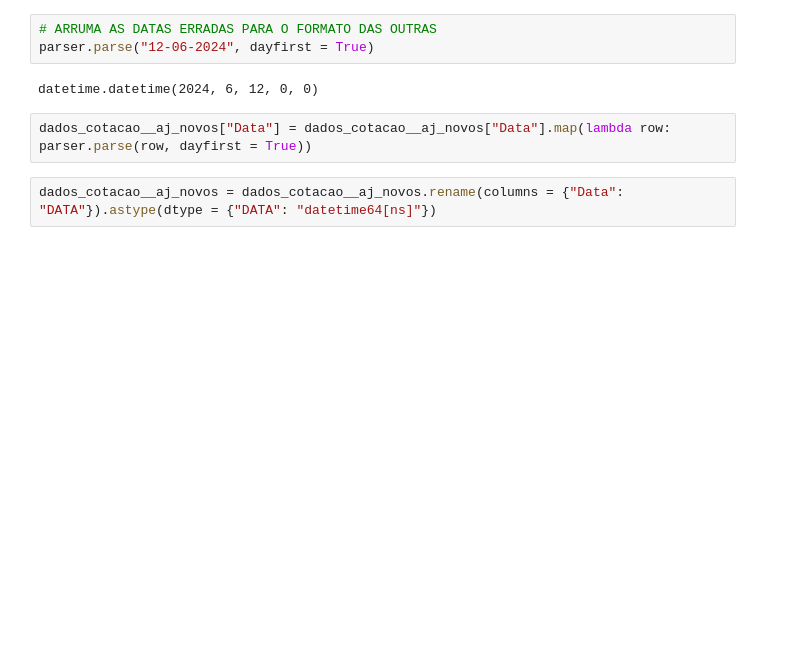
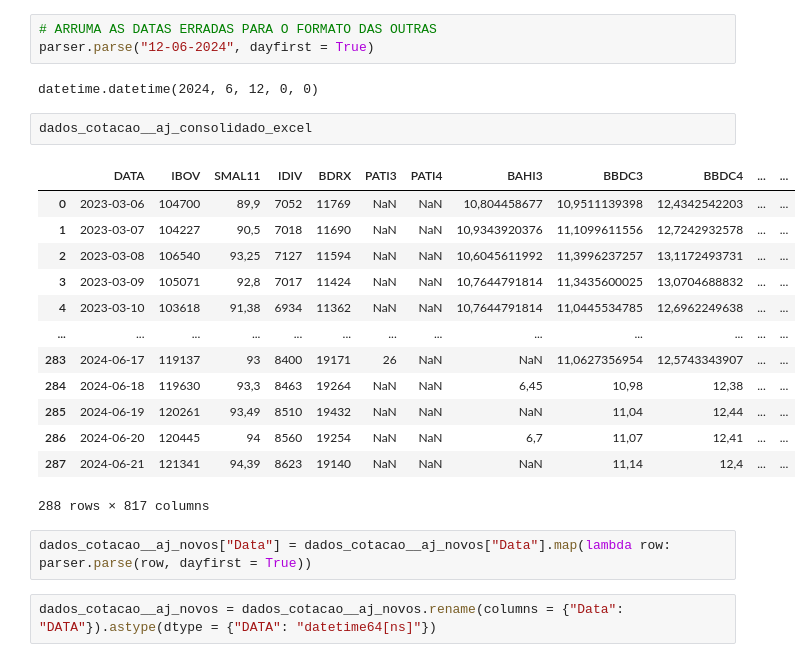
Before and after one commit to wisir-research/dfcotajustada, a Jupyter notebook: source/dfcotajustada.ipynb, the cells around one changed output. Saved outputs shown, nothing was run; the diff lists cells and outputs as text; blank space fills up the shorter version.

```diff
--- a/source/dfcotajustada.ipynb
+++ b/source/dfcotajustada.ipynb
@@ -101,6 +100,22 @@ dados_cotacao__aj_novos = dados_cotacao__aj_novos.drop(index = 0)
 parser.parse("12-06-2024", dayfirst = True)
 # %% [output]
 datetime.datetime(2024, 6, 12, 0, 0)
+# %%
+dados_cotacao__aj_consolidado_excel
+# %% [output]
+|  | DATA | IBOV | SMAL11 | IDIV | BDRX | PATI3 | PATI4 | BAHI3 | BBDC3 | BBDC4 | ... | ... |
+| 0 | 2023-03-06 | 104700 | 89,9 | 7052 | 11769 | NaN | NaN | 10,804458677 | 10,9511139398 | 12,4342542203 | ... | ... |
+| 1 | 2023-03-07 | 104227 | 90,5 | 7018 | 11690 | NaN | NaN | 10,9343920376 | 11,1099611556 | 12,7242932578 | ... | ... |
+| 2 | 2023-03-08 | 106540 | 93,25 | 7127 | 11594 | NaN | NaN | 10,6045611992 | 11,3996237257 | 13,1172493731 | ... | ... |
+| 3 | 2023-03-09 | 105071 | 92,8 | 7017 | 11424 | NaN | NaN | 10,7644791814 | 11,3435600025 | 13,0704688832 | ... | ... |
+| 4 | 2023-03-10 | 103618 | 91,38 | 6934 | 11362 | NaN | NaN | 10,7644791814 | 11,0445534785 | 12,6962249638 | ... | ... |
+| ... | ... | ... | ... | ... | ... | ... | ... | ... | ... | ... | ... | ... |
+| 283 | 2024-06-17 | 119137 | 93 | 8400 | 19171 | 26 | NaN | NaN | 11,0627356954 | 12,5743343907 | ... | ... |
+| 284 | 2024-06-18 | 119630 | 93,3 | 8463 | 19264 | NaN | NaN | 6,45 | 10,98 | 12,38 | ... | ... |
+| 285 | 2024-06-19 | 120261 | 93,49 | 8510 | 19432 | NaN | NaN | NaN | 11,04 | 12,44 | ... | ... |
+| 286 | 2024-06-20 | 120445 | 94 | 8560 | 19254 | NaN | NaN | 6,7 | 11,07 | 12,41 | ... | ... |
+| 287 | 2024-06-21 | 121341 | 94,39 | 8623 | 19140 | NaN | NaN | NaN | 11,14 | 12,4 | ... | ... |
+288 rows × 817 columns
 # %%
 dados_cotacao__aj_novos["Data"] = dados_cotacao__aj_novos["Data"].map(lambda row: parser.parse(row, dayfirst = True))
 # %%
```
Also changed, not shown: parts of 9 cells of this notebook, 2 other files.
